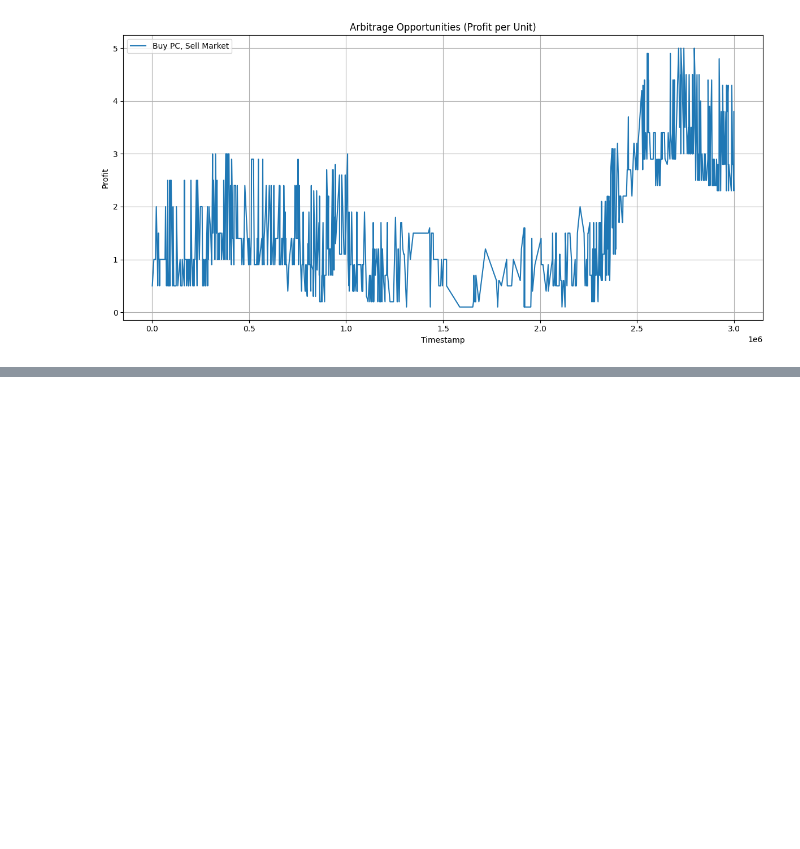
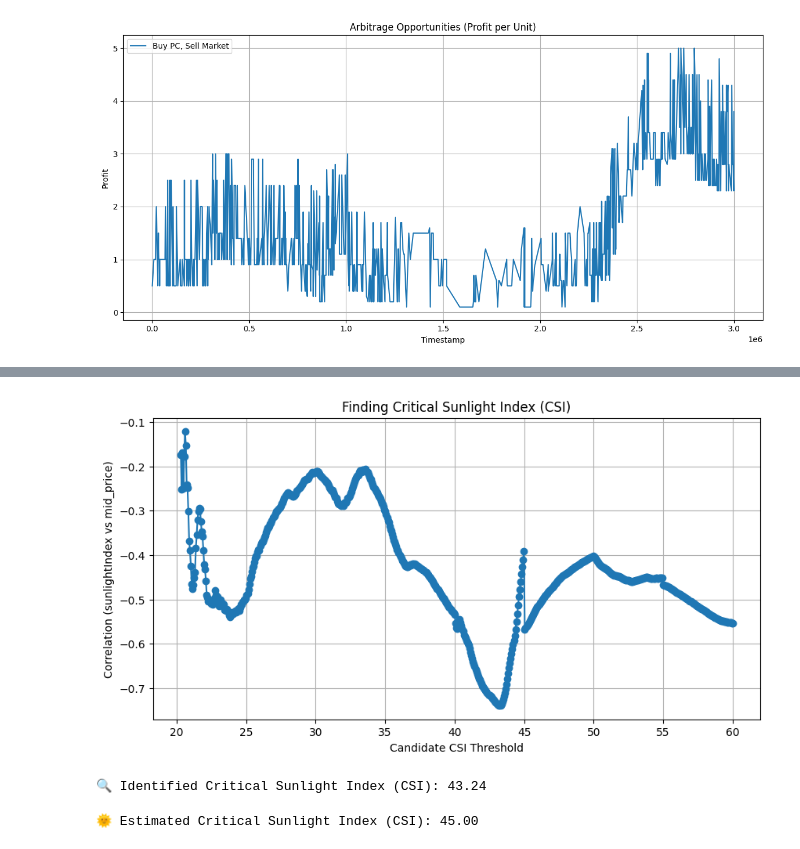
Before and after one commit to jennifer-lu/prosperity-3, a Jupyter notebook: round_4_algo.ipynb, the cells around one changed output, grey strips where cells are left out. Cells and saved outputs as stored; diff of their text form; code cells hidden in the pictures; blank space fills up the shorter version.

```diff
--- a/round_4_algo.ipynb
+++ b/round_4_algo.ipynb
@@ -326,0 +352,49 @@ plt.show()
+# %%
+candidate_csis = np.linspace(0, 60, 1000)
+correlations = []
+
+for csi in candidate_csis:
+    subset = data[data["sunlightIndex"] < csi]
+    if len(subset) > 20:  # Ensure enough data points
+        corr = subset["sunlightIndex"].corr(subset["mid_price"])
+        correlations.append(corr)
+    else:
+        correlations.append(np.nan)
+
+# Step 2: Plot correlation vs CSI
+plt.figure(figsize=(10, 5))
+plt.plot(candidate_csis, correlations, marker='o')
+plt.xlabel("Candidate CSI Threshold")
+plt.ylabel("Correlation (sunlightIndex vs mid_price)")
+plt.title("Finding Critical Sunlight Index (CSI)")
+plt.grid(True)
+plt.show()
+
+# Step 3: Find best CSI
+min_corr_index = np.nanargmin(correlations)
+critical_csi = candidate_csis[min_corr_index]
+print(f"🔍 Identified Critical Sunlight Index (CSI): {critical_csi:.2f}")
+# %% [output]
+[figure, added]
+🔍 Identified Critical Sunlight Index (CSI): 43.24
+# %%
+import pandas as pd
+import numpy as np
+import matplotlib.pyplot as plt
+
+# Combine your observation and price CSVs as you've already done
+data = pd.merge(obs_data, price_data[["timestamp", "mid_price"]], on="timestamp", how="inner")
+
+# Bin sunlightIndex into intervals
+data["sunlight_bin"] = pd.cut(data["sunlightIndex"], bins=np.linspace(data["sunlightIndex"].min(), data["sunlightIndex"].max(), 50))
+
+# Compute average mid_price per sunlight bin
+grouped = data.groupby("sunlight_bin")["mid_price"].mean()
+bin_centers = grouped.index.map(lambda x: (x.left + x.right) / 2)
+
+# Approximate CSI as the point where average price increases sharply
+price_diff = grouped.diff().fillna(0)
+estimated_csi = price_diff.idxmin().mid
+print(f"🌞 Estimated Critical Sunlight Index (CSI): {estimated_csi:.2f}")
+# %% [output]
+🌞 Estimated Critical Sunlight Index (CSI): 45.00
```
Also changed, not shown: parts of 4 cells of this notebook.
